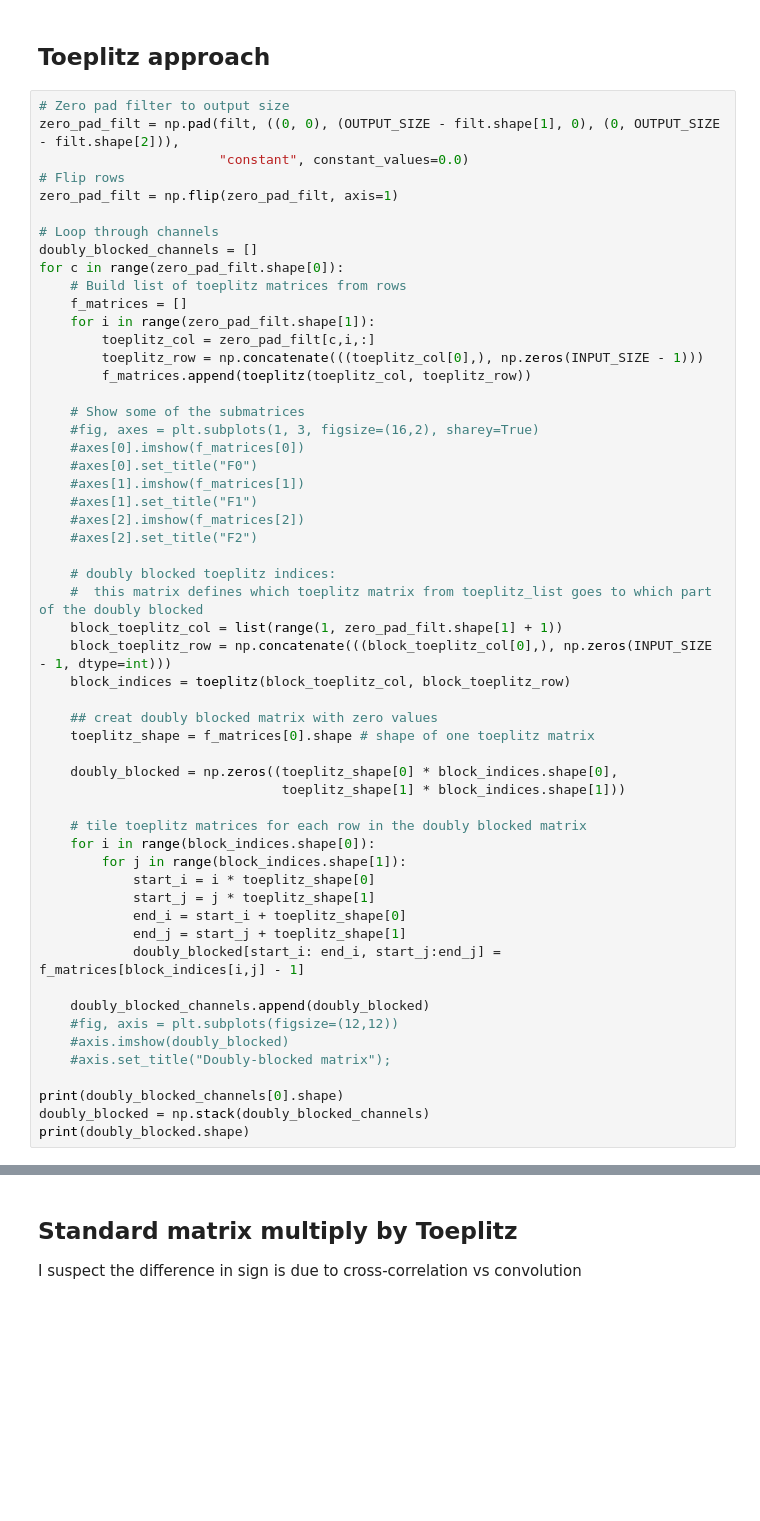
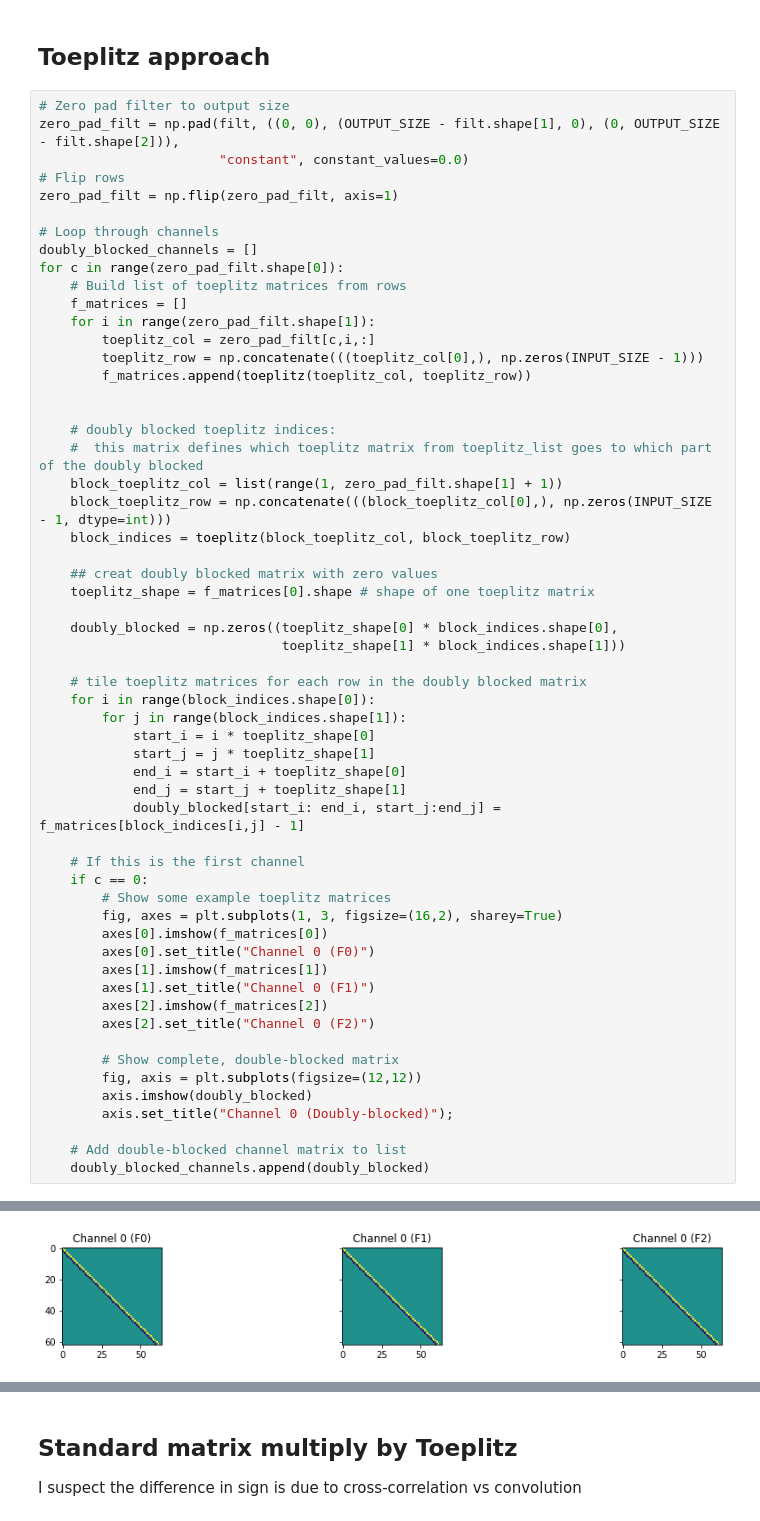
Before and after one commit to neworderofjamie/conv_test, a Jupyter notebook: toeplitz_sparse.ipynb, the cells around one changed output, grey strips where cells are left out. Drawn from its saved outputs; the diff is of its cells as text; blank space fills up the shorter version.

```diff
--- a/toeplitz_sparse.ipynb
+++ b/toeplitz_sparse.ipynb
@@ -346,14 +348,6 @@ for c in range(zero_pad_filt.shape[0]):
         toeplitz_row = np.concatenate(((toeplitz_col[0],), np.zeros(INPUT_SIZE - 1)))
         f_matrices.append(toeplitz(toeplitz_col, toeplitz_row))
 
-    # Show some of the submatrices
-    #fig, axes = plt.subplots(1, 3, figsize=(16,2), sharey=True)
-    #axes[0].imshow(f_matrices[0])
-    #axes[0].set_title("F0")
-    #axes[1].imshow(f_matrices[1])
-    #axes[1].set_title("F1")
-    #axes[2].imshow(f_matrices[2])
-    #axes[2].set_title("F2")
 
     # doubly blocked toeplitz indices:
     #  this matrix defines which toeplitz matrix from toeplitz_list goes to which part of the doubly blocked
@@ -376,12 +370,22 @@ for c in range(zero_pad_filt.shape[0]):
             end_j = start_j + toeplitz_shape[1]
             doubly_blocked[start_i: end_i, start_j:end_j] = f_matrices[block_indices[i,j] - 1]
 
+    # If this is the first channel
+    if c == 0:
+        # Show some example toeplitz matrices
+        fig, axes = plt.subplots(1, 3, figsize=(16,2), sharey=True)
+        axes[0].imshow(f_matrices[0])
+        axes[0].set_title("Channel 0 (F0)")
+        axes[1].imshow(f_matrices[1])
+        axes[1].set_title("Channel 0 (F1)")
+        axes[2].imshow(f_matrices[2])
+        axes[2].set_title("Channel 0 (F2)")
+
+        # Show complete, double-blocked matrix
+        fig, axis = plt.subplots(figsize=(12,12))
+        axis.imshow(doubly_blocked)
+        axis.set_title("Channel 0 (Doubly-blocked)");
+
+    # Add double-blocked channel matrix to list
     doubly_blocked_channels.append(doubly_blocked)
-    #fig, axis = plt.subplots(figsize=(12,12))
-    #axis.imshow(doubly_blocked)
-    #axis.set_title("Doubly-blocked matrix");
-
-print(doubly_blocked_channels[0].shape)
-doubly_blocked = np.stack(doubly_blocked_channels)
-print(doubly_blocked.shape)
 # %% [output]
@@ -389,0 +392 @@ print(doubly_blocked.shape)
+[figure, added]
```
Also changed, not shown: parts of 3 cells of this notebook.
